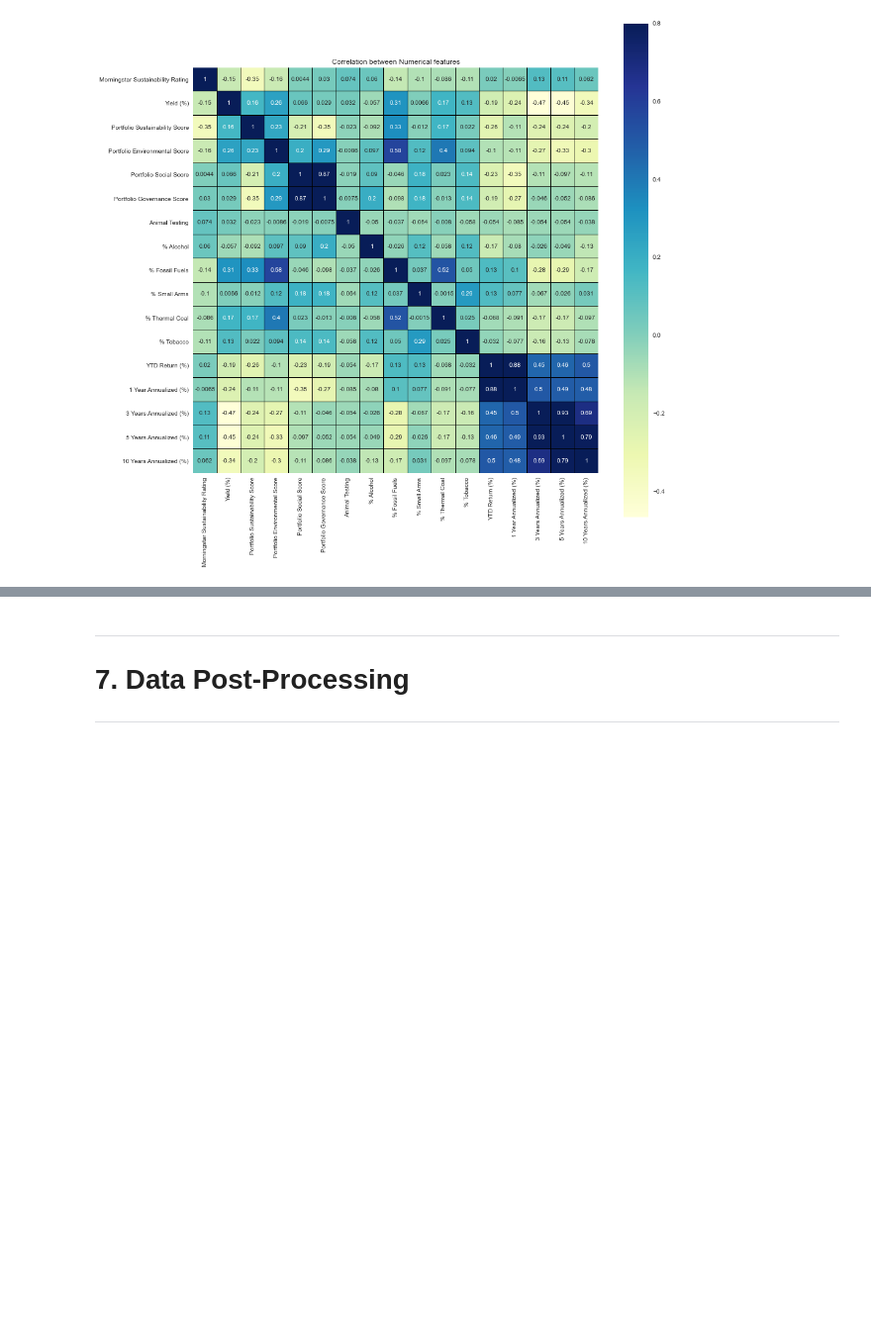
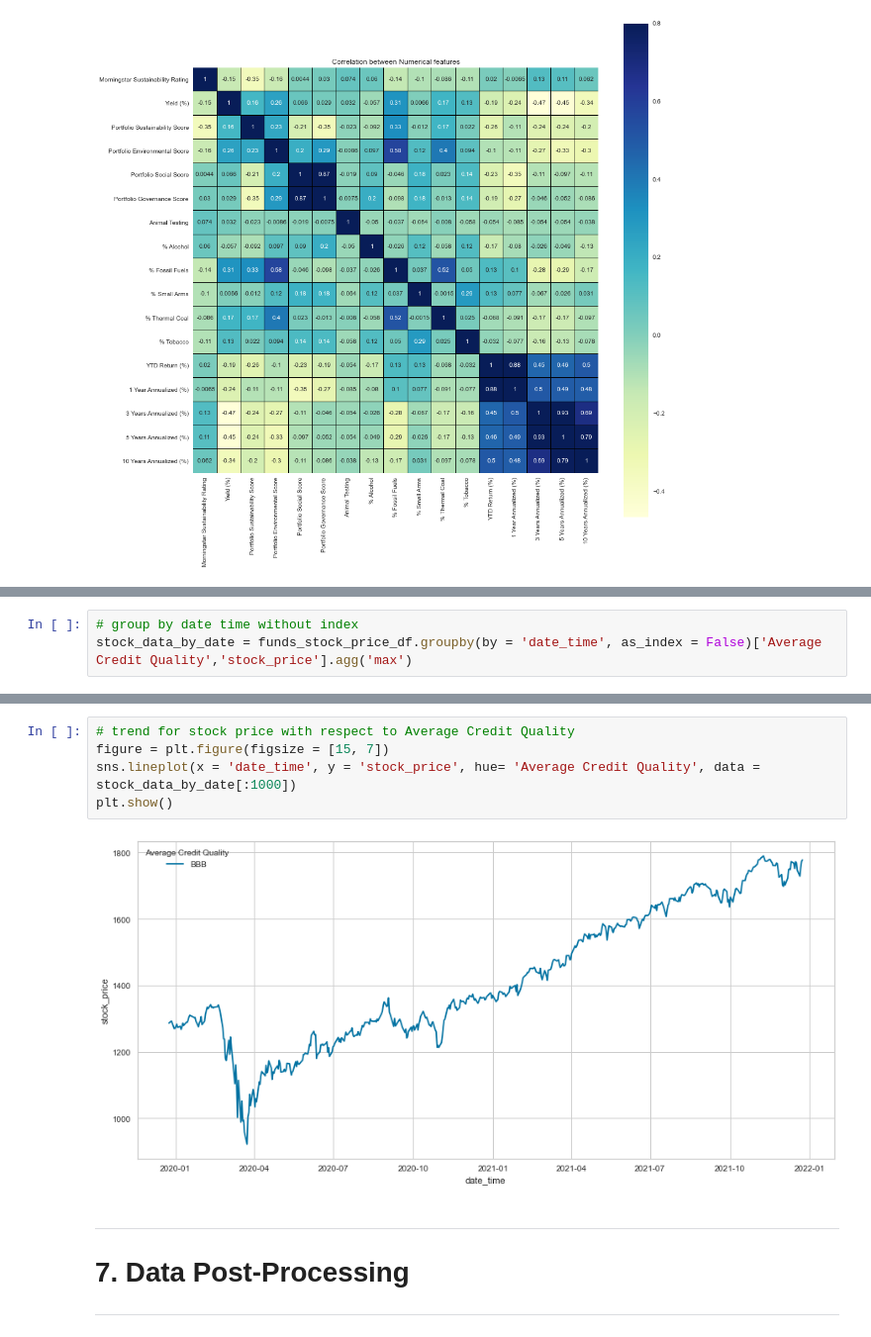
Before and after one commit to girishksahu/RMDS_Project_Responsible_Investing, a Jupyter notebook: notebook/Responsible_Investing.ipynb, the cells around one changed output, grey strips where cells are left out. Shown at 99% size. Saved outputs shown, nothing was run; the diff lists cells and outputs as text; blank space fills up the shorter version.

```diff
--- a/notebook/Responsible_Investing.ipynb
+++ b/notebook/Responsible_Investing.ipynb
@@ -747,0 +829,3 @@ funds_df.cov()
+# %%
+# group by date time without index
+stock_data_by_date = funds_stock_price_df.groupby(by = 'date_time', as_index = False)['Average Credit Quality','stock_price'].agg('max')
@@ -748,3 +841,10 @@ funds_df.cov()
+# %%
+# trend for stock price with respect to Average Credit Quality
+figure = plt.figure(figsize = [15, 7])
+sns.lineplot(x = 'date_time', y = 'stock_price', hue= 'Average Credit Quality', data = stock_data_by_date[:1000])
+plt.show()
+# %% [output]
+[figure, added]
 # %% [markdown]
 <a name = Section7></a>
 
```
Also changed, not shown: parts of 16 cells of this notebook.
